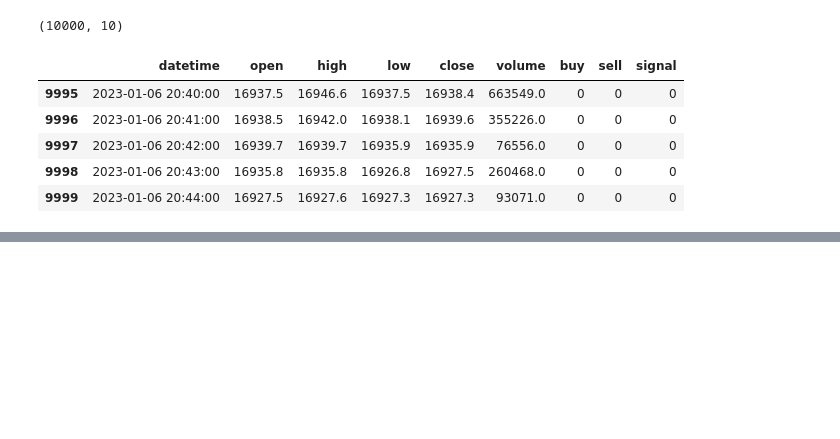
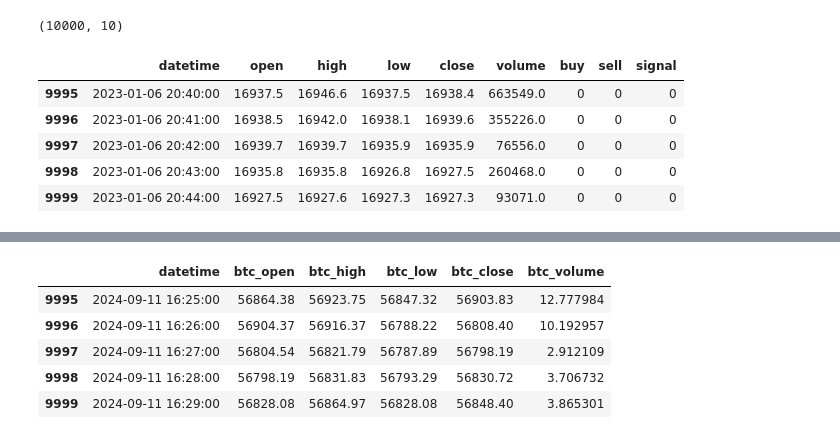
Before and after one commit to VaheC/PonyGE2, a Jupyter notebook: test.ipynb, the cells around one changed output, grey strips where cells are left out. Saved outputs shown, nothing was run; the diff lists cells and outputs as text; code cells hidden in the pictures; blank space fills up the shorter version.

```diff
--- a/test.ipynb
+++ b/test.ipynb
@@ -1945,0 +1973,9 @@ df.tail()
+# %%
+df_btc.tail()
+# %% [output]
+|  | datetime | btc_open | btc_high | btc_low | btc_close | btc_volume |
+| 9995 | 2024-09-11 16:25:00 | 56864.38 | 56923.75 | 56847.32 | 56903.83 | 12.777984 |
+| 9996 | 2024-09-11 16:26:00 | 56904.37 | 56916.37 | 56788.22 | 56808.40 | 10.192957 |
+| 9997 | 2024-09-11 16:27:00 | 56804.54 | 56821.79 | 56787.89 | 56798.19 | 2.912109 |
+| 9998 | 2024-09-11 16:28:00 | 56798.19 | 56831.83 | 56793.29 | 56830.72 | 3.706732 |
+| 9999 | 2024-09-11 16:29:00 | 56828.08 | 56864.97 | 56828.08 | 56848.40 | 3.865301 |
```
Also changed, not shown: parts of 9 cells of this notebook.
